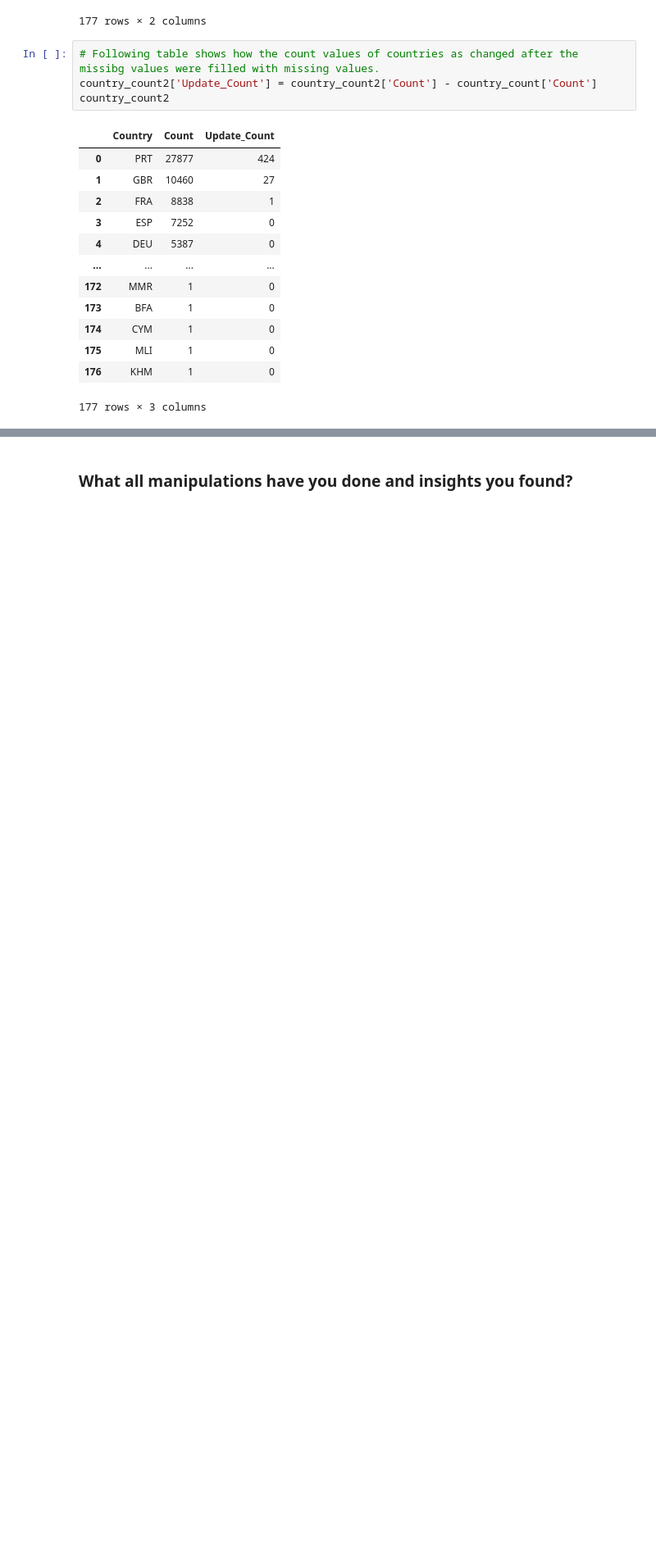
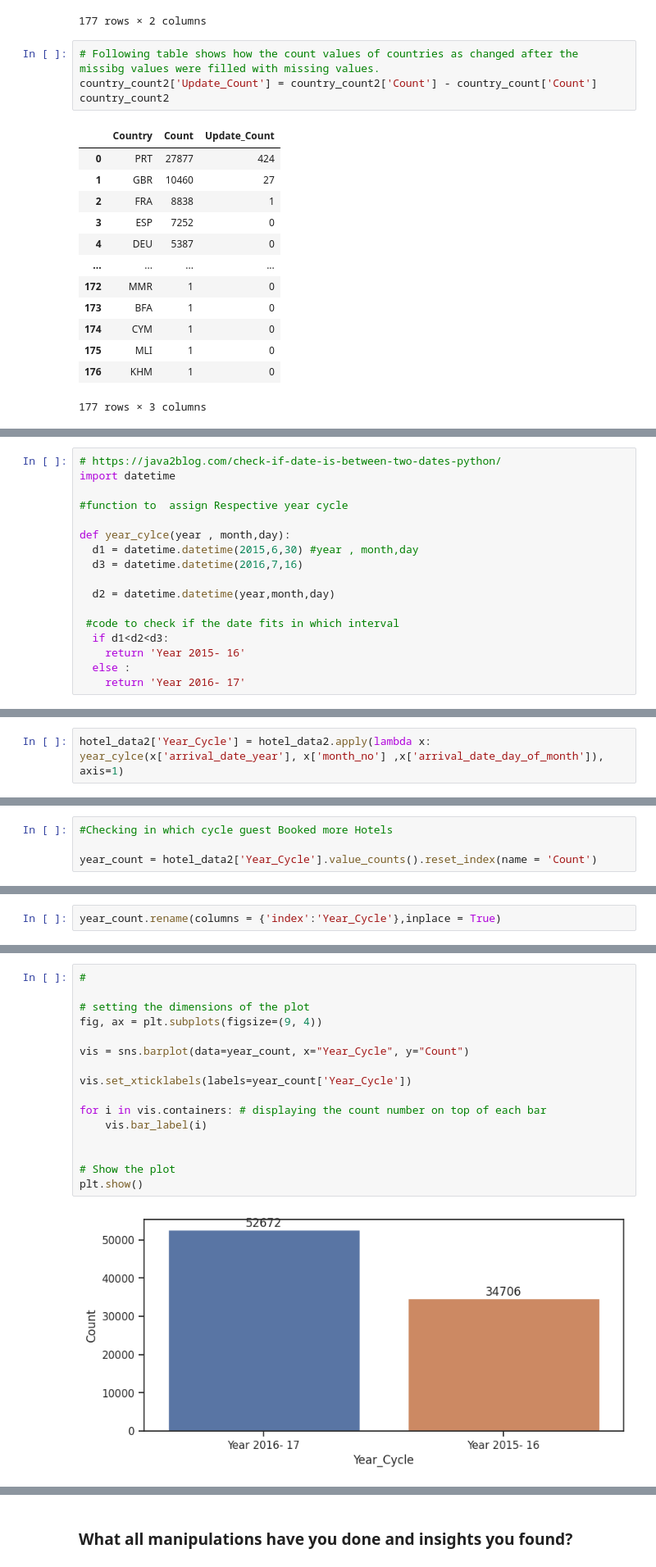
Before and after one commit to Bhushan0097/01.-CAPSTONE-PROJECT----Hotel-Bookings.csv, a Jupyter notebook: 01_Capstone_Project_EDA_HotelBooking.ipynb, the cells around one changed output, grey strips where cells are left out. Shown at 82% size. Saved outputs shown, nothing was run; the diff lists cells and outputs as text; blank space fills up the shorter version.

```diff
--- a/01_Capstone_Project_EDA_HotelBooking.ipynb
+++ b/01_Capstone_Project_EDA_HotelBooking.ipynb
@@ -594,0 +856,17 @@ country_count2
+# %%
+# https://java2blog.com/check-if-date-is-between-two-dates-python/
+import datetime
+
+#function to  assign Respective year cycle
+
+def year_cylce(year , month,day):
+  d1 = datetime.datetime(2015,6,30) #year , month,day
+  d3 = datetime.datetime(2016,7,16)
+
+  d2 = datetime.datetime(year,month,day)
+
+ #code to check if the date fits in which interval
+  if d1<d2<d3:
+    return 'Year 2015- 16'
+  else :
+    return 'Year 2016- 17'
@@ -594,0 +879,2 @@ country_count2
+# %%
+hotel_data2['Year_Cycle'] = hotel_data2.apply(lambda x: year_cylce(x['arrival_date_year'], x['month_no'] ,x['arrival_date_day_of_month']), axis=1)
@@ -594,0 +897,4 @@ country_count2
+# %%
+#Checking in which cycle guest Booked more Hotels
+
+year_count = hotel_data2['Year_Cycle'].value_counts().reset_index(name = 'Count')
@@ -594,0 +907,2 @@ country_count2
+# %%
+year_count.rename(columns = {'index':'Year_Cycle'},inplace = True)
@@ -594,0 +915,18 @@ country_count2
+# %%
+#
+
+# setting the dimensions of the plot
+fig, ax = plt.subplots(figsize=(9, 4))
+
+vis = sns.barplot(data=year_count, x="Year_Cycle", y="Count")
+
+vis.set_xticklabels(labels=year_count['Year_Cycle'])
+
+for i in vis.containers: # displaying the count number on top of each bar
+    vis.bar_label(i)
+
+
+# Show the plot
+plt.show()
+# %% [output]
+[figure, added]
```
Also changed, not shown: parts of 130 cells of this notebook.
